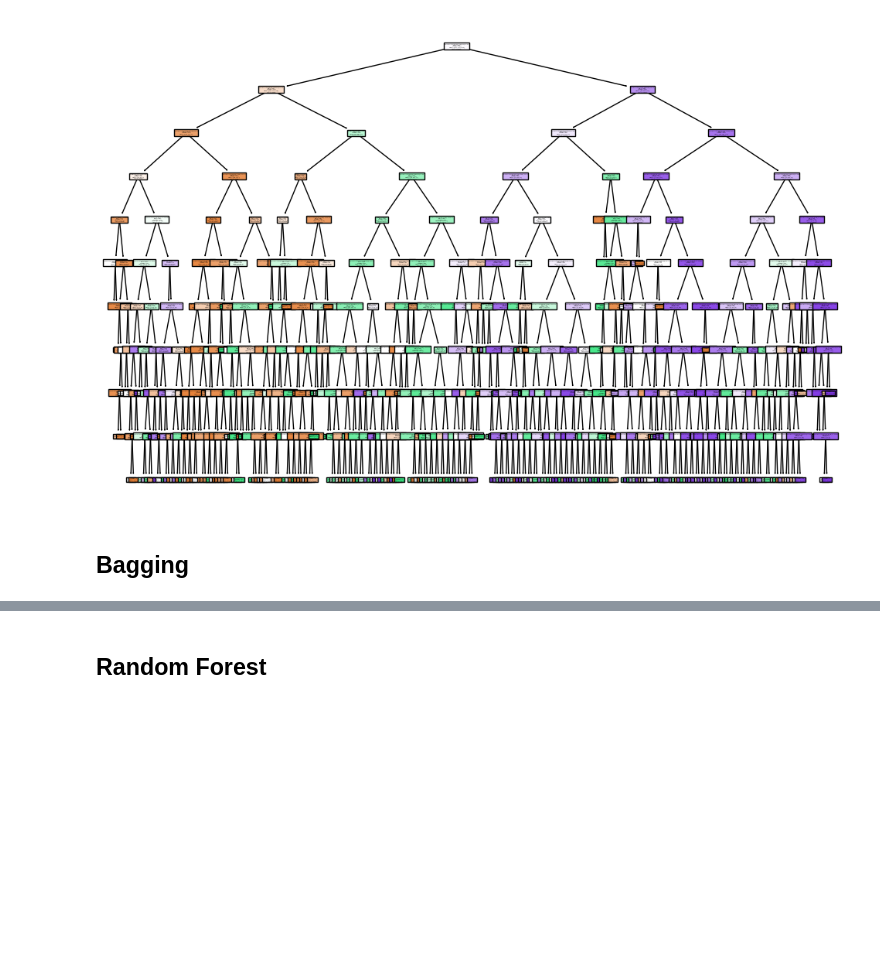
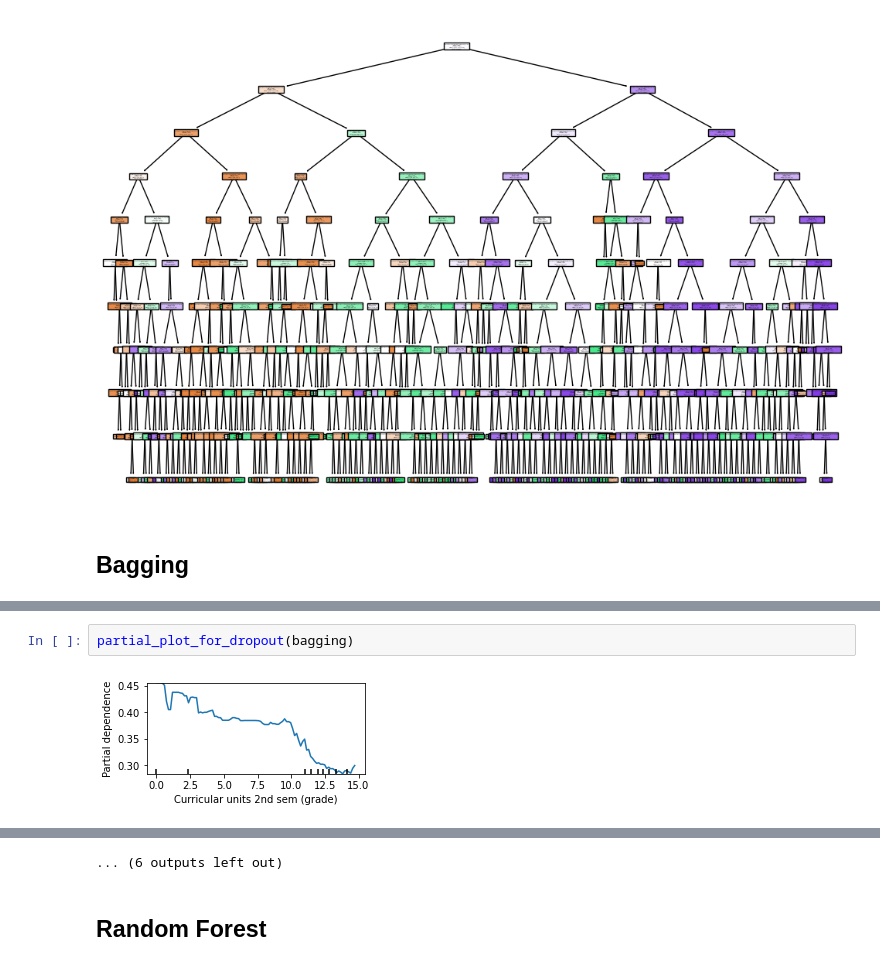
Before and after one commit to marijakljestan/predict-dropout-or-academic-success, a Jupyter notebook: ml_models_interpretation.ipynb, the cells around one changed output, grey strips where cells are left out. Saved outputs shown, nothing was run; the diff lists cells and outputs as text; blank space fills up the shorter version.

```diff
--- a/ml_models_interpretation.ipynb
+++ b/ml_models_interpretation.ipynb
@@ -165 +216,5 @@ partial_plot_for_graduate(bagging)
 ... (6 outputs left out)
+# %%
+partial_plot_for_dropout(bagging)
+# %% [output]
+[figure, added]
@@ -166,3 +232,4 @@ partial_plot_for_graduate(bagging)
+... (6 outputs left out)
 # %% [markdown]
 ## Random Forest
 # %%
```
Also changed, not shown: parts of 8 cells of this notebook.
